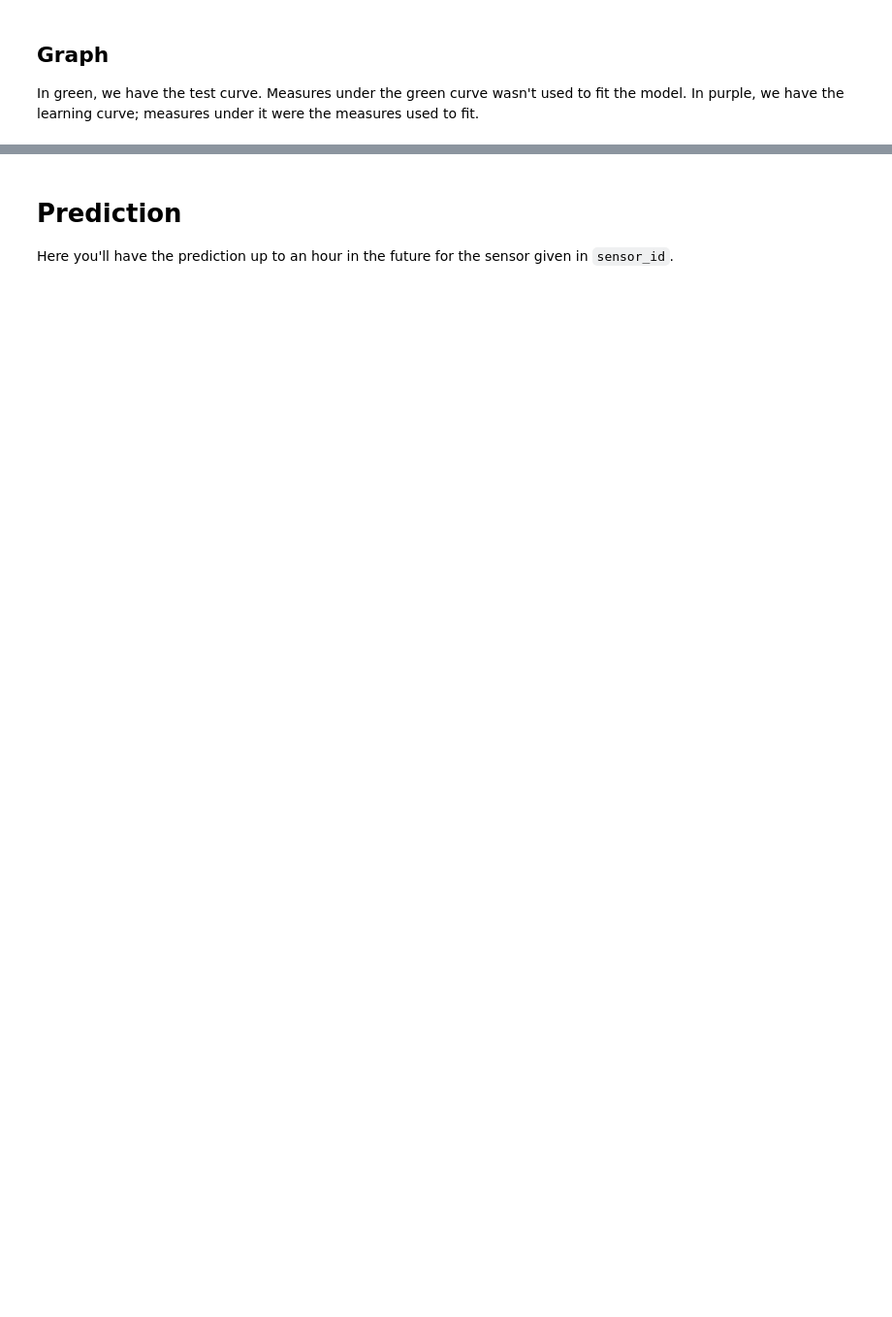
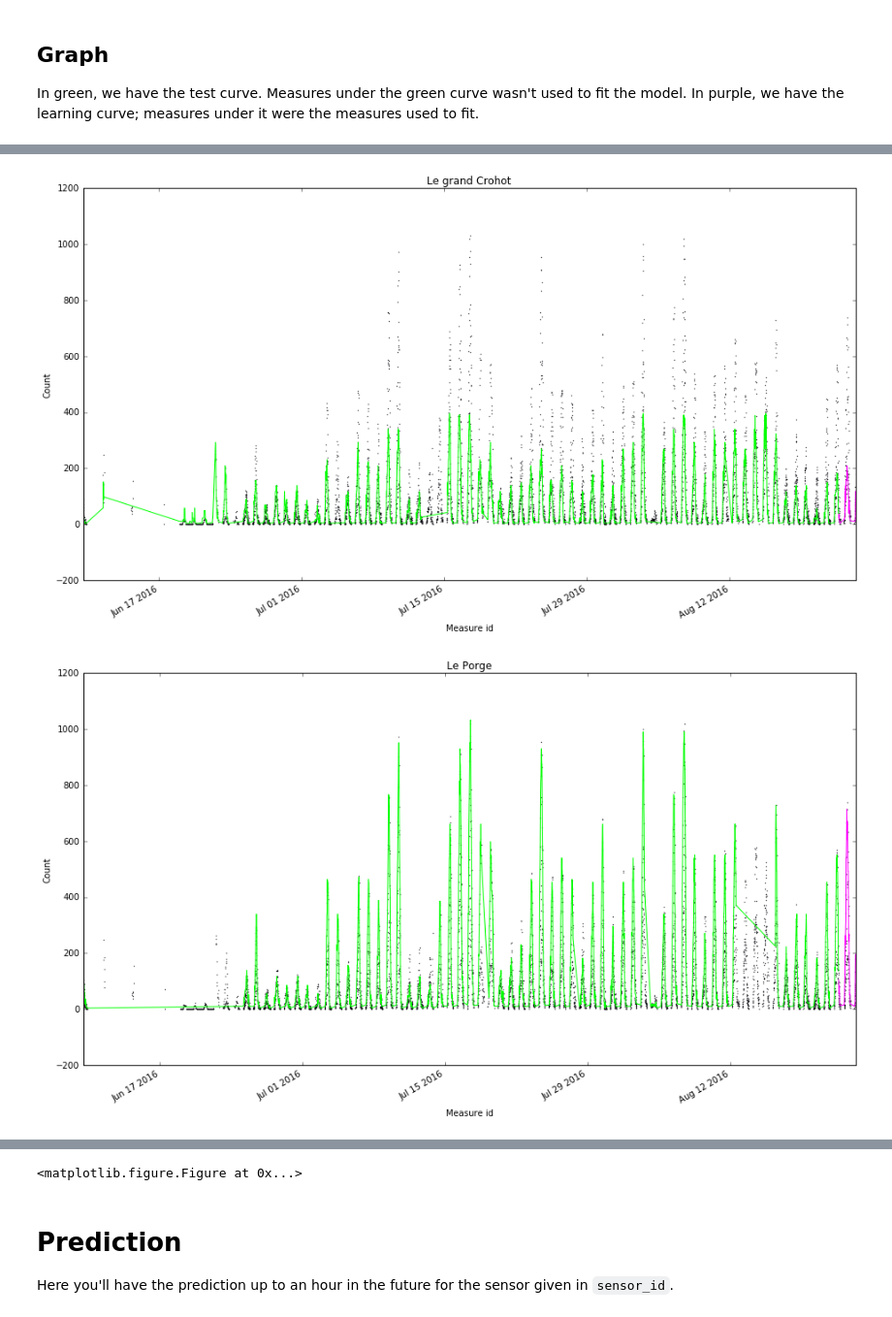
Before and after one commit to Asphahyre/gip, a Jupyter notebook: notebook/Short term model.ipynb, the cells around one changed output, grey strips where cells are left out. Shown: that part at 97% size. Drawn from its saved outputs; the diff is of its cells as text; code cells hidden in the pictures; blank space fills up the shorter version.

```diff
--- a/notebook/Short term model.ipynb
+++ b/notebook/Short term model.ipynb
@@ -251,26 +243,3 @@ Features importance:
 
 In green, we have the test curve. Measures under the green curve wasn't used to fit the model.
 In purple, we have the learning curve; measures under it were the measures used to fit.
-# %%
-last = 0
-
-for place in places:
-    try:
-        cur = len(by_sensor[str(place['id'])])
-    except:
-        continue
-
-    measures = plt.scatter(map(lambda (i, j): i, enumerate(X.index)), y)
-    #plt.plot(map(lambda (i, j): i, enumerate(predict_X.index)), predictions)
-
-    predtd, = plt.plot(predicted.index, predictions, c = "#00ff00")
-    learnd, = plt.plot(learned.index, learning, c = "#FF00ff")
-
-    plt.axis([last + cur / 3,last + cur, 0, max(y["Nb_measured"][int(last + cur / 3):last + cur]) * 1.2])
-    plt.legend([measures, predtd, learnd], ["Measured", "Predicted", "Learned"], loc = "best")
-    plt.xlabel("Measure id")
-    plt.ylabel("Count")
-    plt.title(place["name"])
-    plt.figure()
-    last = last + cur
-plt.show()
@@ -283,0 +246,22 @@ plt.show()
+# %%
+for place in places:
+    cur = place["sensor_ids"][0]
+
+    if cur:
+        a = learned[X["id"] == cur]
+        b = predicted[future_X["id"] == cur]
+
+        measures1 = plt.scatter(Y.index, Y, s=0.1)
+        measures2 = plt.scatter(future_Y.index, future_Y, s=0.1)
+        a.plot(c = "#00ff00")
+        b.plot(c = "#FF00ff")
+
+        #plt.legend([measures1, aa, bb], ["Measured", "Predicted", "Learned"], loc = "best")
+        plt.xlabel("Measure id")
+        plt.ylabel("Count")
+        plt.title(place["name"])
+        plt.figure()
+plt.show()
+# %% [output]
+[figure, added]
+[figure, added]
@@ -284,3 +271,4 @@ plt.show()
+<matplotlib.figure.Figure at 0x...>
 # %% [markdown]
 # Prediction
 
```
Also changed, not shown: parts of 12 cells of this notebook.
